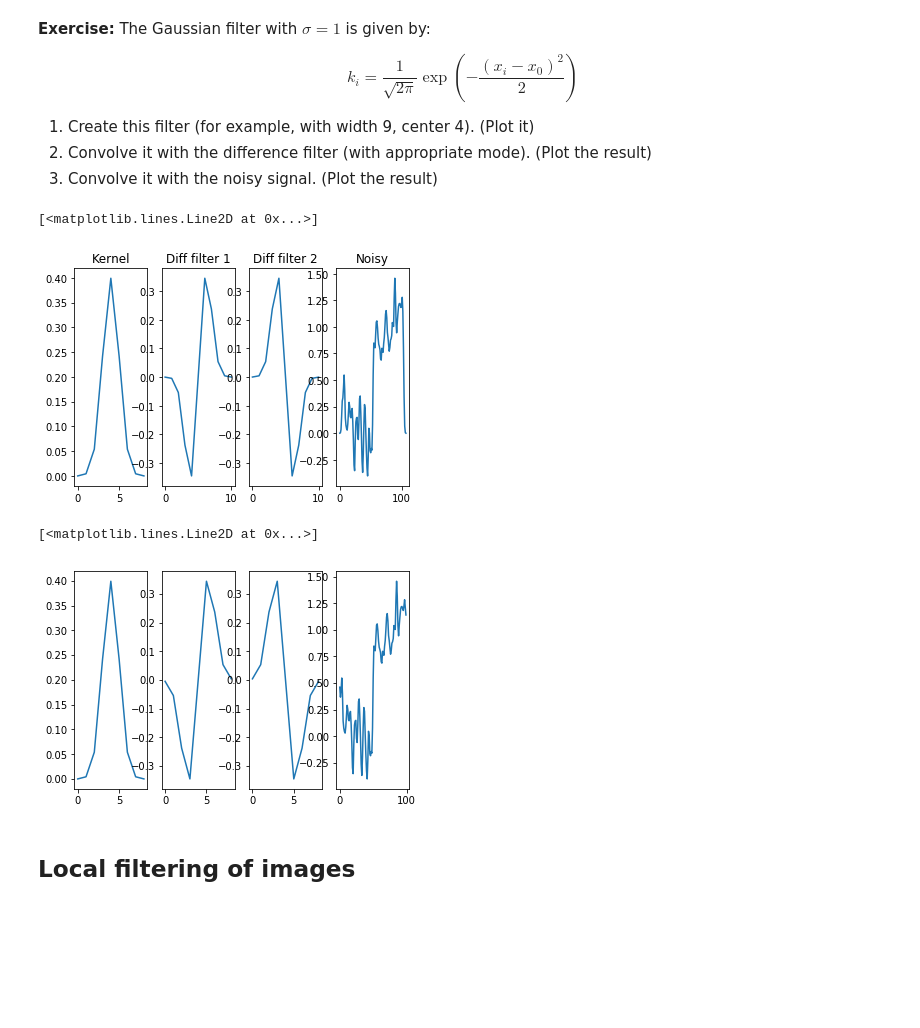
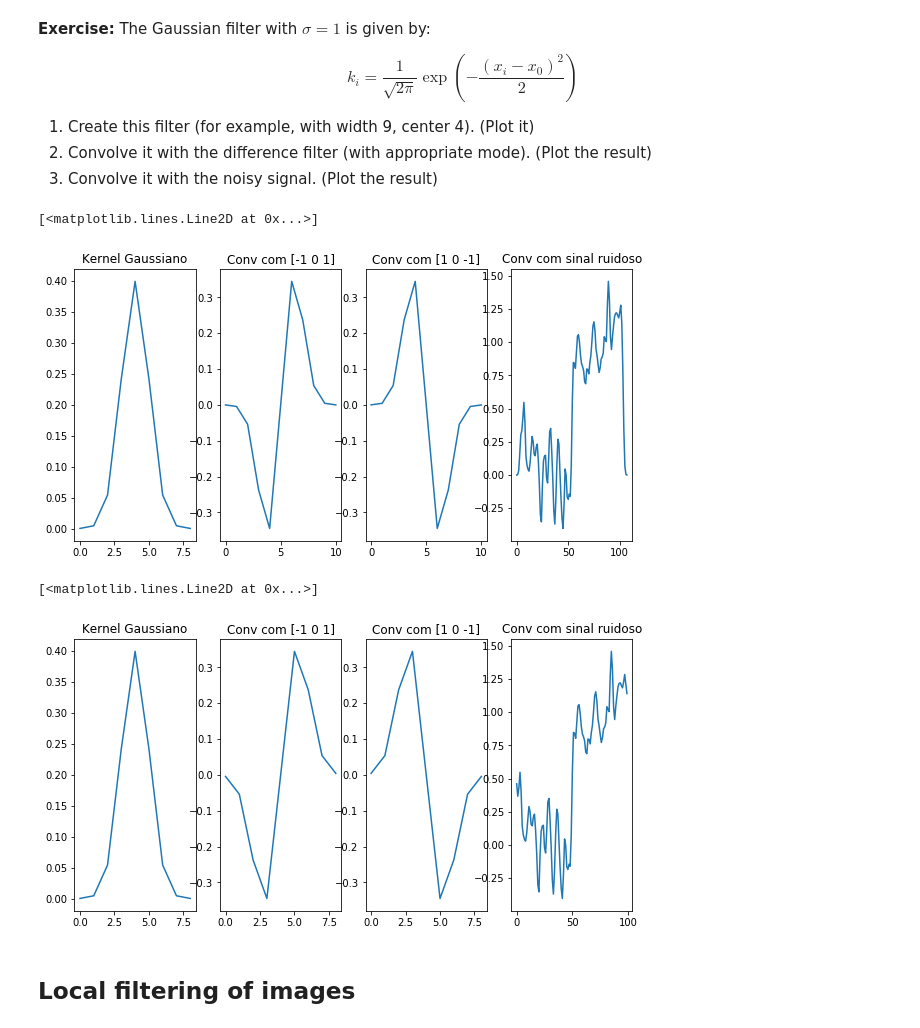
Before and after one commit to guilhermesantos/im_proc, a Jupyter notebook: 1_image_filters.ipynb, the cells around one changed output. Drawn from its saved outputs; the diff is of its cells as text; code cells hidden in the pictures; blank space fills up the shorter version.

```diff
--- a/1_image_filters.ipynb
+++ b/1_image_filters.ipynb
@@ -212,44 +214,48 @@ $$
 # %%
 exponential = np.exp(-((np.arange(9)-4)**2)/2)
 quotient = 1/np.sqrt(2*np.pi)
 kernel = quotient*exponential
 
-fig, (ax0, ax1, ax2, ax3) = plt.subplots(1, 4)
-ax0.set_title('Kernel')
+fig, (ax0, ax1, ax2, ax3) = plt.subplots(1, 4, figsize=(10,5))
+ax0.set_title('Kernel Gaussiano')
 ax0.plot(kernel)
 
 convol_1 = np.convolve(kernel, [-1,0,1])
-ax1.set_title('Diff filter 1')
+ax1.set_title('Conv com [-1 0 1]')
 ax1.plot(convol_1)
 
 convol_2 = np.convolve(kernel, [1,0,-1])
-ax2.set_title('Diff filter 2')
+ax2.set_title('Conv com [1 0 -1]')
 ax2.plot(convol_2)
 
 convol_3 = np.convolve(noisy_signal, kernel)
-ax3.set_title('Noisy')
+ax3.set_title('Conv com sinal ruidoso')
 ax3.plot(convol_3)
 # %% [output]
 [<matplotlib.lines.Line2D at 0x...>]
-[figure, old version]
+[figure, new version]
 # %%
 #Mesma coisa, com a biblioteca do scipy
-fig, axes = plt.subplots(1, 4)
-axes_list = axes.ravel()
+fig, axes = plt.subplots(1, 4, figsize=(10,5))
+#axes_list = axes.ravel()
 
-axes_list[0].plot(kernel)
+axes[0].set_title('Kernel Gaussiano')
+axes[0].plot(kernel)
 
 convol_4 = scipy.ndimage.convolve(kernel, [-1,0,1])
-axes_list[1].plot(convol_4)
+axes[1].set_title('Conv com [-1 0 1]')
+axes[1].plot(convol_4)
 
 convol_5 = scipy.ndimage.convolve(kernel, [1,0,-1])
-axes_list[2].plot(convol_5)
+axes[2].set_title('Conv com [1 0 -1]')
+axes[2].plot(convol_5)
 
 convol_6 = scipy.ndimage.convolve(noisy_signal, kernel)
-axes_list[3].plot(convol_6)
+axes[3].set_title('Conv com sinal ruidoso')
+axes[3].plot(convol_6)
 # %% [output]
 [<matplotlib.lines.Line2D at 0x...>]
-[figure, old version]
+[figure, new version]
 # %% [markdown]
 ## Local filtering of images
 # %% [markdown]
```
Also changed, not shown: parts of 6 cells of this notebook, 4 other files.
